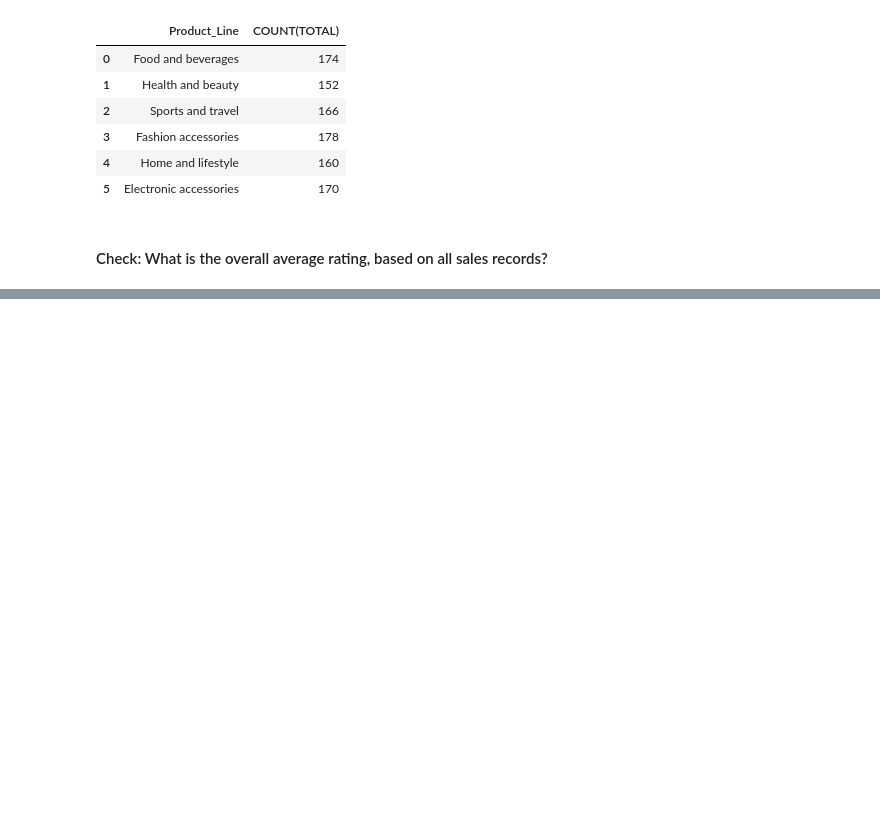
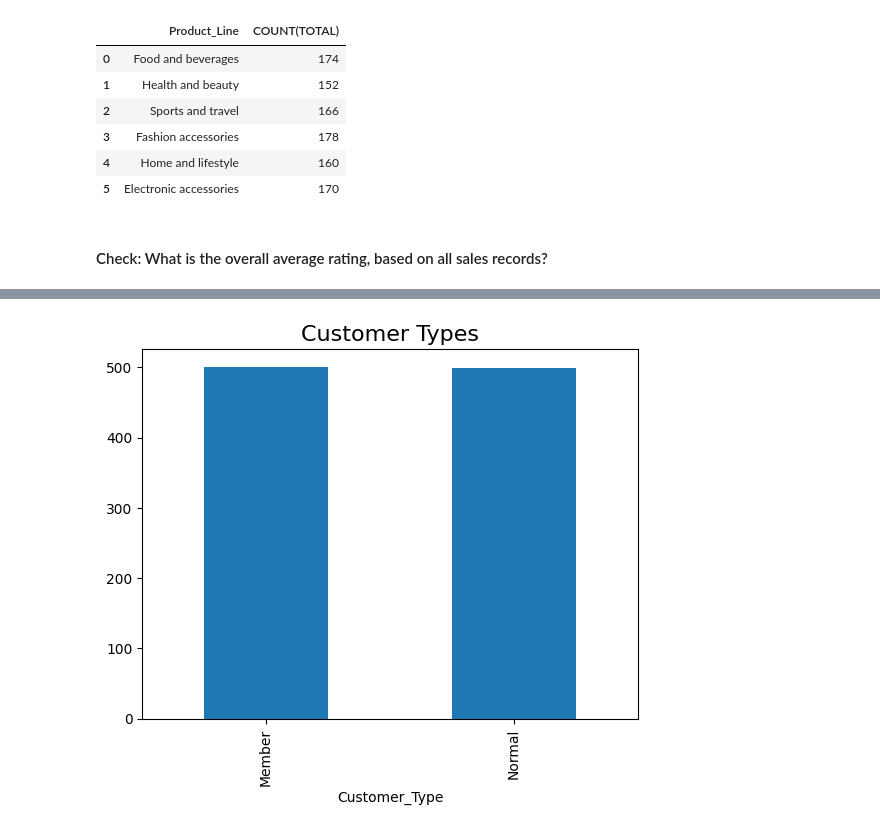
Before and after one commit to callred88/Dataanalysis, a Jupyter notebook: salesanalysis.ipynb, the cells around one changed output, grey strips where cells are left out. Drawn from its saved outputs; the diff is of its cells as text; code cells hidden in the pictures; blank space fills up the shorter version.

```diff
--- a/salesanalysis.ipynb
+++ b/salesanalysis.ipynb
@@ -141,0 +156,5 @@ sales_df
+# %%
+sales_df["Customer_Type"].value_counts().plot.bar()
+plt.title("Customer Types", fontsize= 16);
+# %% [output]
+[figure, added]
```
Also changed, not shown: parts of 3 cells of this notebook.
